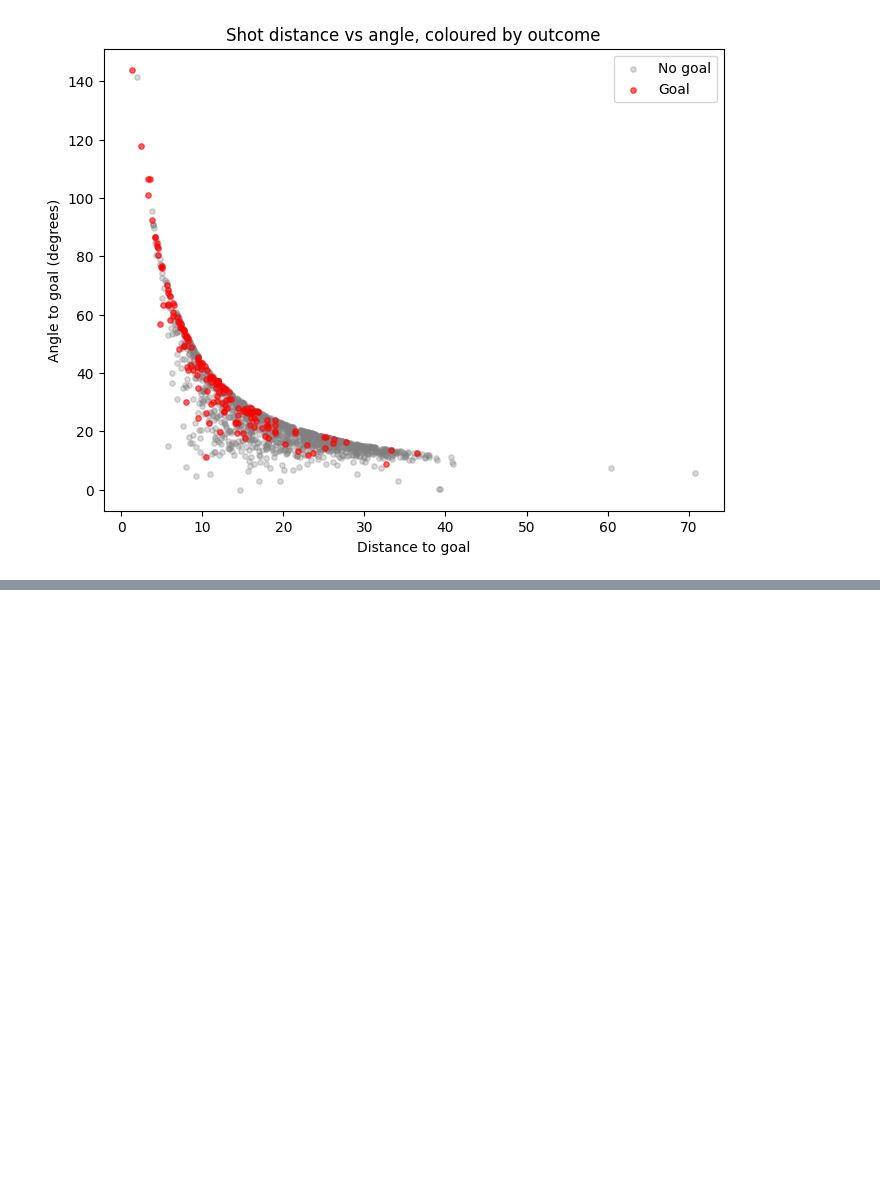
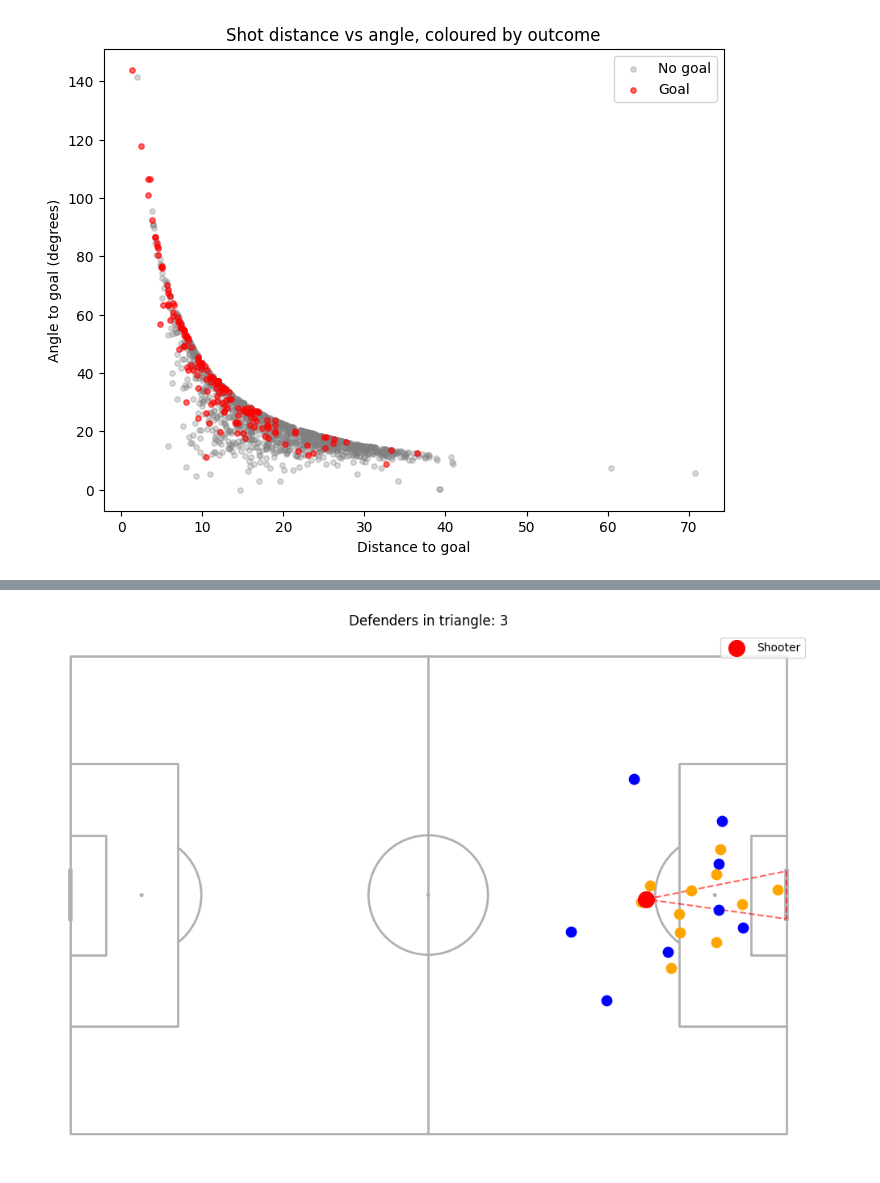
Before and after one commit to chidianagu/xg-model, a Jupyter notebook: notebooks/01_data_exploration.ipynb, the cells around one changed output, grey strips where cells are left out. Cells and saved outputs as stored; diff of their text form; code cells hidden in the pictures; blank space fills up the shorter version.

```diff
--- a/notebooks/01_data_exploration.ipynb
+++ b/notebooks/01_data_exploration.ipynb
@@ -602,0 +643,10 @@ plt.show()
+# %%
+# Applying to DataFrame
+
+shots['defenders_in_triangle'] = shots.apply(
+    lambda row: count_defenders_in_triangle(row['location'], row['shot_freeze_frame']),
+    axis=1
+)
+
+shots[['x', 'y', 'distance_to_goal', 'angle_to_goal', 'defenders_in_triangle',
+       'shot_outcome', 'shot_statsbomb_xg']].head(10)
@@ -602,0 +687,25 @@ plt.show()
+# %%
+# Visualising one shot
+
+test_shot = shots[shots['defenders_in_triangle'] >= 2].iloc[0]
+
+pitch = Pitch(pitch_type='statsbomb')
+fig, ax = pitch.draw(figsize=(10, 7))
+
+pitch.scatter(test_shot['x'], test_shot['y'], ax=ax, color='red', s=200, zorder=3, label='Shooter')
+
+# Draw the triangle
+triangle_x = [test_shot['x'], 120, 120, test_shot['x']]
+triangle_y = [test_shot['y'], 36, 44, test_shot['y']]
+ax.plot(triangle_x, triangle_y, color='red', linestyle='--', alpha=0.6)
+
+for player in test_shot['shot_freeze_frame']:
+    loc = player['location']
+    color = 'orange' if not player['teammate'] else 'blue'
+    pitch.scatter(loc[0], loc[1], ax=ax, color=color, s=80, zorder=2)
+
+ax.set_title(f"Defenders in triangle: {test_shot['defenders_in_triangle']:.0f}")
+plt.legend()
+plt.show()
+# %% [output]
+[figure, added]
```
Also changed, not shown: parts of 47 cells of this notebook, 3 other files.
